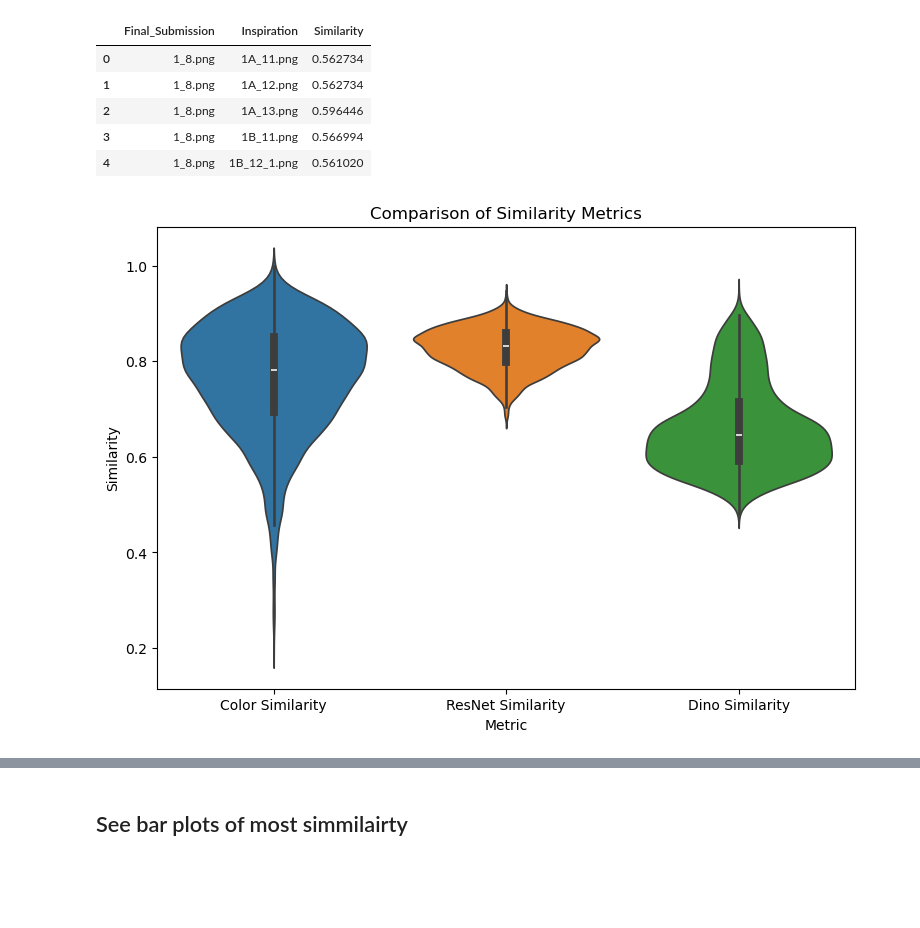
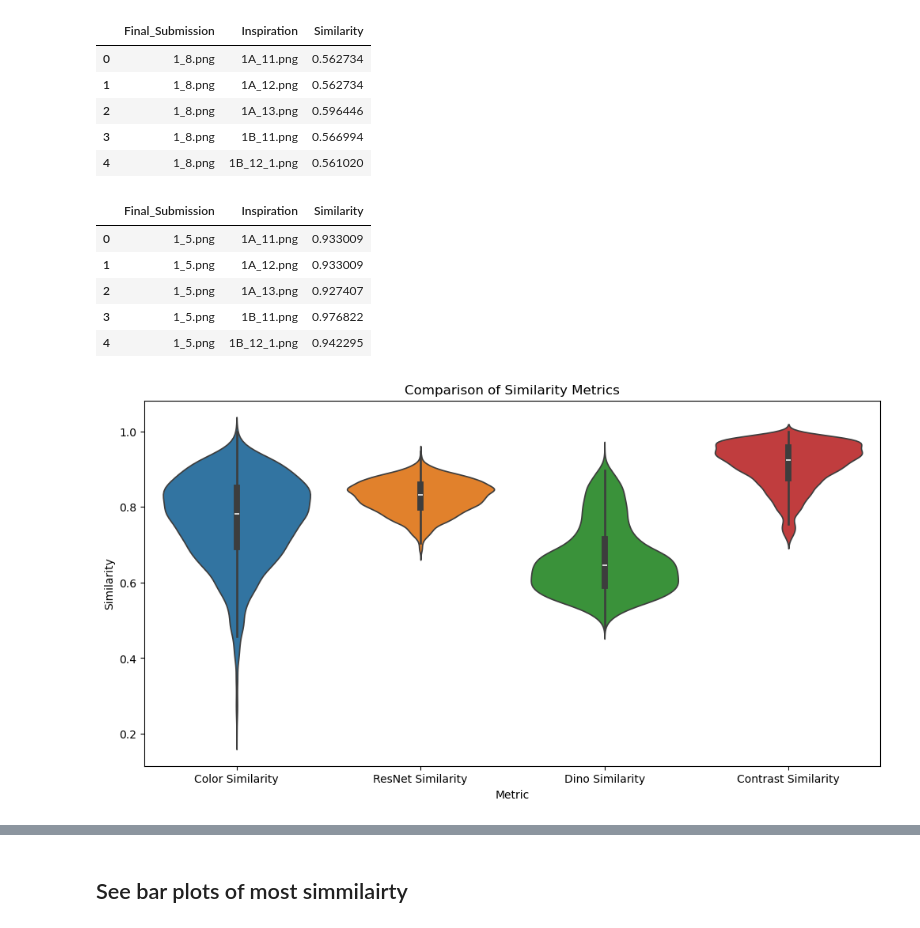
Before and after one commit to adamtms/AI-nspired, a Jupyter notebook: different_simmilarity_metrics.ipynb, the cells around one changed output, grey strips where cells are left out. Cells and saved outputs as stored; diff of their text form; code cells hidden in the pictures; blank space fills up the shorter version.

Commit message:
add contrast + analysis of whether the inspiration sources match

```diff
--- a/different_simmilarity_metrics.ipynb
+++ b/different_simmilarity_metrics.ipynb
@@ -111,10 +111,15 @@ dinos.columns = new_columns
 dinos["Final_Submission"] = dinos["Final_Submission"].apply(lambda x: "_".join(x.split('\\')[-2:]))
 dinos["Inspiration"] = dinos["Inspiration"].apply(lambda x: x.split('\\')[-1])
 
+contrasts = read_csv("csv/contrast_similarity.csv")
+contrasts.columns = new_columns
+contrasts["Final_Submission"] = contrasts["Final_Submission"].apply(lambda x: "_".join(x.split('\\')[-2:]))
+contrasts["Inspiration"] = contrasts["Inspiration"].apply(lambda x: x.split('\\')[-1])
 
 print(colors.shape)
 print(resnets.shape)
 print(dinos.shape)
+print(contrasts.shape)
 # %% [output]
 (8620, 3)
 (8620, 3)
@@ -146,30 +152,44 @@ dinos.head()
 | 2 | 1_8.png | 1A_13.png | 0.596446 |
 | 3 | 1_8.png | 1B_11.png | 0.566994 |
 | 4 | 1_8.png | 1B_12_1.png | 0.561020 |
+# %%
+contrasts.head()
+# %% [output]
+|  | Final_Submission | Inspiration | Similarity |
+| 0 | 1_5.png | 1A_11.png | 0.933009 |
+| 1 | 1_5.png | 1A_12.png | 0.933009 |
+| 2 | 1_5.png | 1A_13.png | 0.927407 |
+| 3 | 1_5.png | 1B_11.png | 0.976822 |
+| 4 | 1_5.png | 1B_12_1.png | 0.942295 |
 # %%
-csv_files =[colors, resnets, dinos]
-metrics = ["Color Similarity", "ResNet Similarity", "Dino Similarity"]
+csv_files =[
+    colors,
+    resnets,
+    dinos,
+    contrasts
+    ]
+metrics = ["Color Similarity", "ResNet Similarity", "Dino Similarity", "Contrast Similarity"]
 
 # Combine each metric into a single DataFrame with a new 'Metric' column
 dfs = []
 for csv_file, metric in zip(csv_files, metrics):
     df = csv_file.copy()
     df['Metric'] = metric  # Add a column for metric type
     dfs.append(df)
 
 # Concatenate all DataFrames
 all_data = pd.concat(dfs, ignore_index=True)
 
 # Plot the violin plot with metric type as hue
 #plt.figure(figsize=(7.5, 3*len(csv_files)))
 plt.figure(figsize=(3*len(csv_files), 6))
 sns.violinplot(data=all_data, x="Metric", y="Similarity", hue="Metric")
 plt.title("Comparison of Similarity Metrics")
 plt.ylabel("Similarity")
 plt.xlabel("Metric")
 plt.show()
 # %% [output]
-[figure, old version]
+[figure, new version]
 # %%
 # Merge the two dataframes on 'Final_Submission' and 'Inspiration'
 merged_df = pd.merge(dinos, resnets, on=['Final_Submission', 'Inspiration'], suffixes=('_df1', '_df2'))
```
Also changed, not shown: parts of 17 cells of this notebook.
